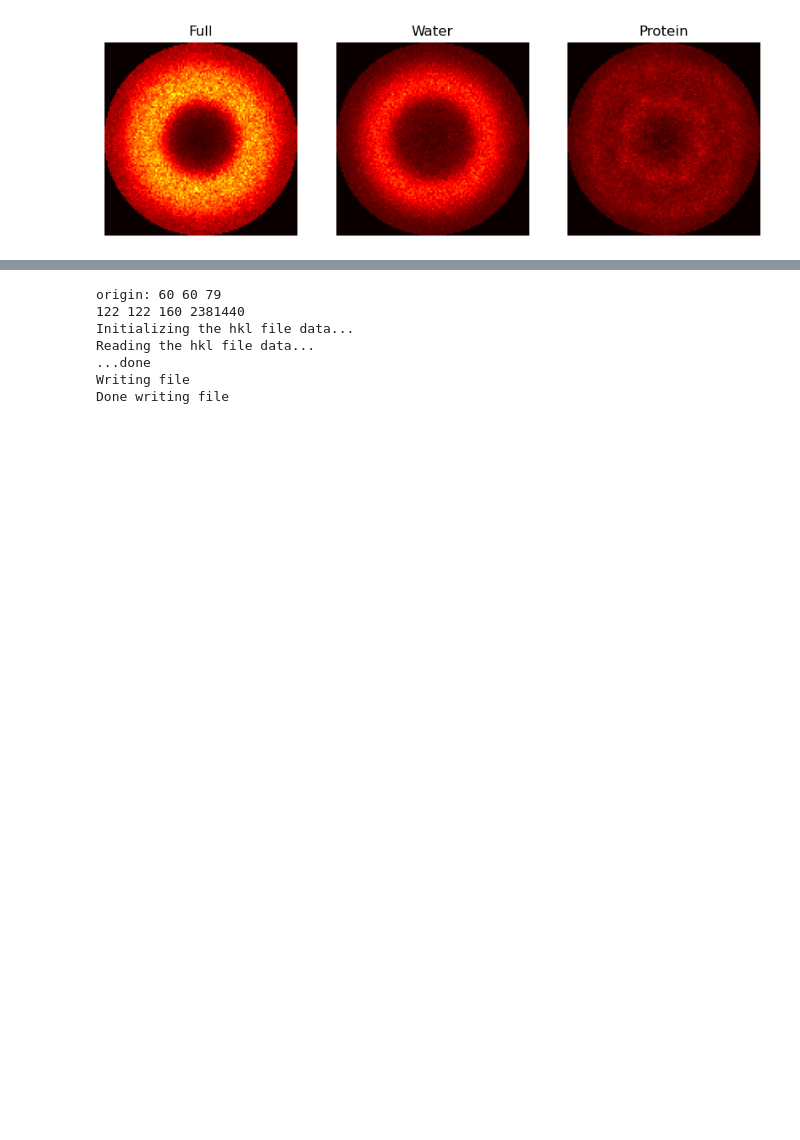
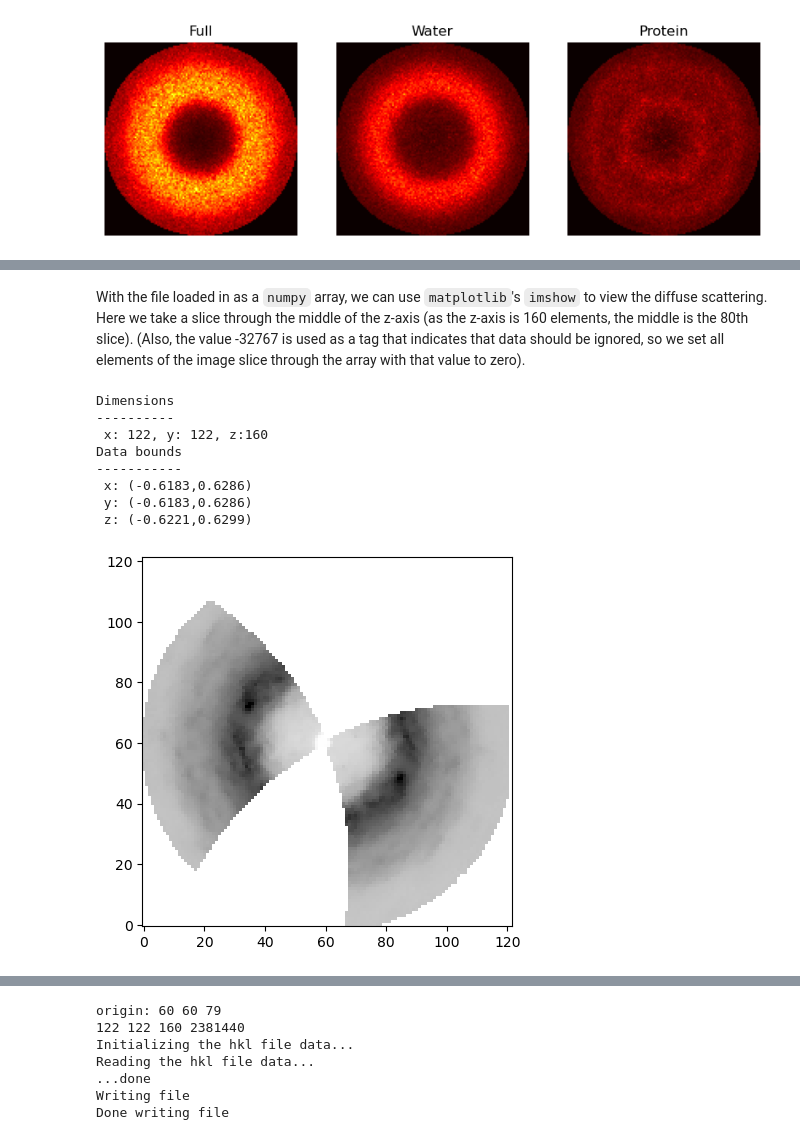
Before and after one commit to mewall/lunus, a Jupyter notebook: examples/tutorials/crystalline_MD_analysis_diffuse/Analysis_of_MD_Simulations_of_Protein_Crystals_Diffuse.ipynb, the cells around one changed output, grey strips where cells are left out. Saved outputs shown, nothing was run; the diff lists cells and outputs as text; code cells hidden in the pictures; blank space fills up the shorter version.

Commit message:
Additions to diffuse analysis notebook

```diff
--- a/examples/tutorials/crystalline_MD_analysis_diffuse/Analysis_of_MD_Simulations_of_Protein_Crystals_Diffuse.ipynb
+++ b/examples/tutorials/crystalline_MD_analysis_diffuse/Analysis_of_MD_Simulations_of_Protein_Crystals_Diffuse.ipynb
@@ -217,3 +221,37 @@ Next we'll examine the profile of the isotropic component of the diffuse scatter
+# %%
+import struct
+
+def read_lat(filename):
+    # open and read the file, then store it as a bytearray
+    fh = open(filename, "rb")
+    ba = bytearray(fh.read())
+    # The first 36 bytes are information about the data
+    Nx,Ny,Nz,xlo,xhi,ylo,yhi,zlo,zhi=struct.unpack('=IIIffffff',ba[0:36])
+    header_info = (Nx, Ny, Nz, xlo, xhi, ylo, yhi, zlo, zhi)
+    print(f"Dimensions\n----------\n x: {Nx}, y: {Ny}, z:{Nz}")
+    print(f"Data bounds\n-----------\n x: ({xlo:.4f},{xhi:.4f})\n y: ({ylo:.4f},{yhi:.4f})\n z: ({zlo:.4f},{zhi:.4f})")
+    # Load the rest of the file in to a numpy array
+    arr=np.frombuffer(ba[36:],dtype=np.float32)
+    # reshape to a matrix Nx by Ny by Nz
+    lat=np.reshape(arr,(Nz,Ny,Nx))
+    return header_info, lat
+# %% [markdown]
+With the file loaded in as a `numpy` array, we can use `matplotlib`'s `imshow` to view the diffuse scattering. Here we take a slice through the middle of the z-axis (as the z-axis is 160 elements, the middle is the 80th slice). (Also, the value -32767 is used as a tag that indicates that data should be ignored, so we set all elements of the image slice through the array with that value to zero).
+# %%
+header, lattice = read_lat("experimental_data.lat")
+im=1.*lattice[80]
+im[im == -32767.0] = 0
+plt.imshow(im,vmin=0,vmax=3100, cmap=plt.cm.Greys, origin="lower");
+# %% [output]
+Dimensions
+----------
+ x: 122, y: 122, z:160
+Data bounds
+-----------
+ x: (-0.6183,0.6286)
+ y: (-0.6183,0.6286)
+ z: (-0.6221,0.6299)
+[figure, added]
 # %% [markdown]
 ## Calculating the isotropic diffuse scattering
 
```
Also changed, not shown: parts of 20 cells of this notebook, 2 other files.
